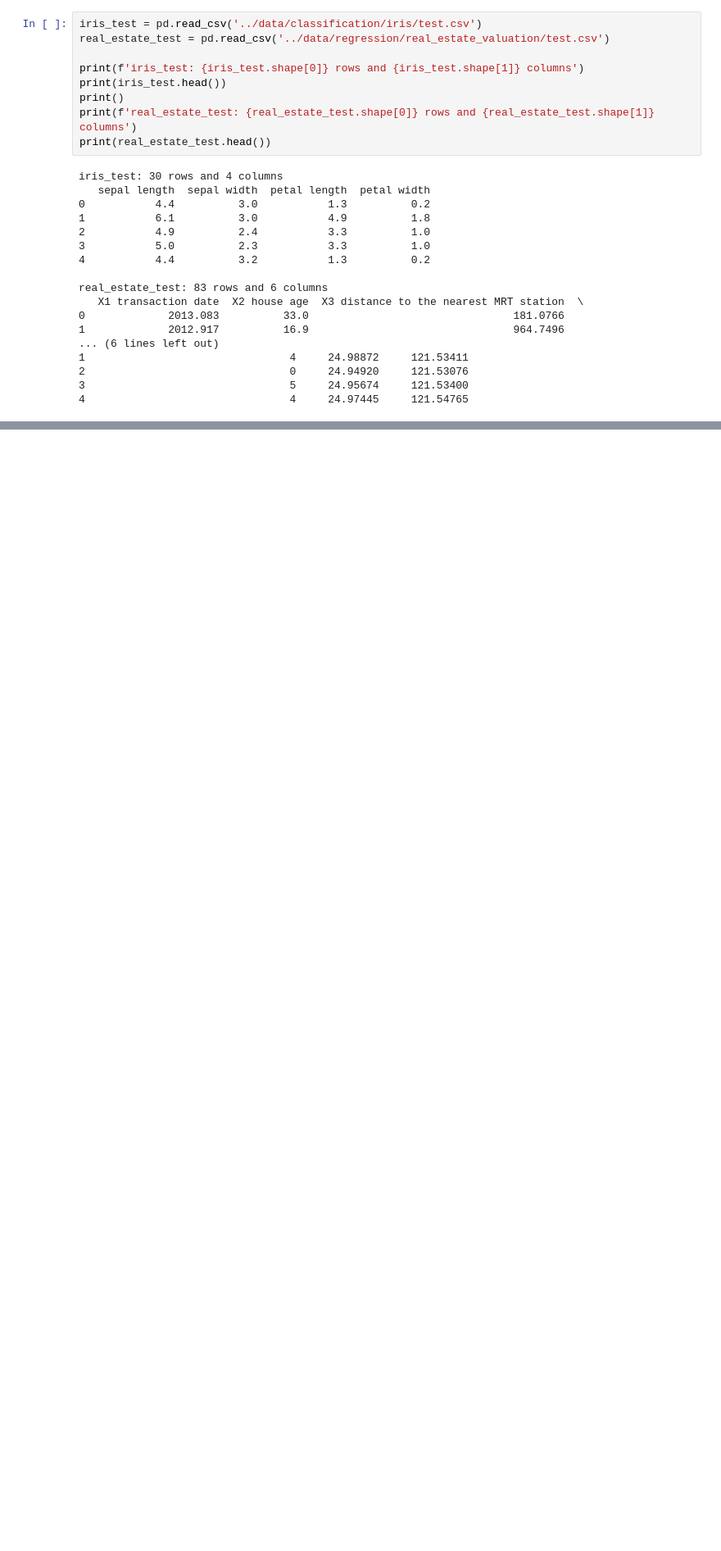
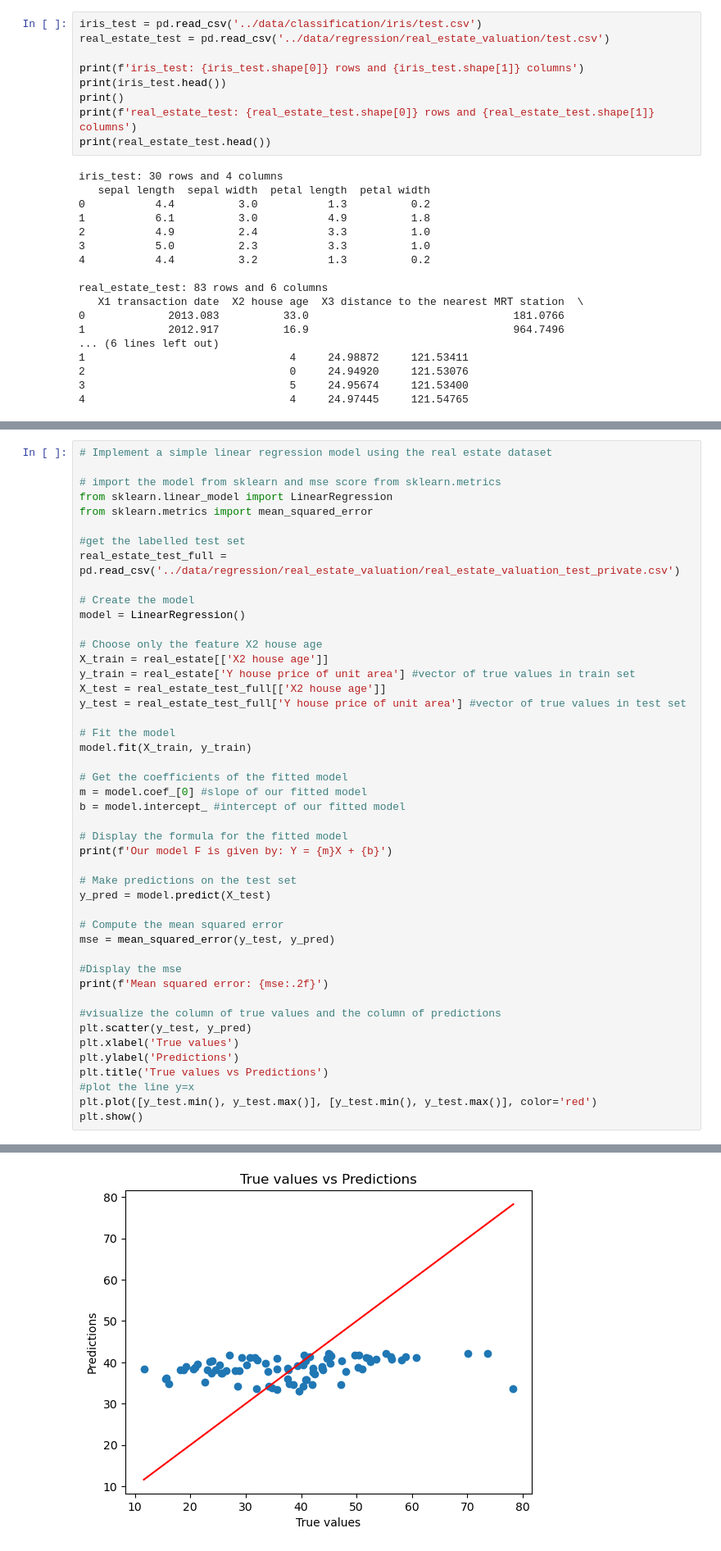
Before and after one commit to arvindsuresh-math/MATH-392-Intro-to-neural-networks, a Jupyter notebook: lectures/lecture_1-jan_22-overview_of_machine_learning.ipynb, the cells around one changed output, grey strips where cells are left out. Shown at 82% size. Cells and saved outputs as stored; diff of their text form; blank space fills up the shorter version.

```diff
--- a/lectures/lecture_1-jan_22-overview_of_machine_learning.ipynb
+++ b/lectures/lecture_1-jan_22-overview_of_machine_learning.ipynb
@@ -224,0 +288,47 @@ So, we want to think of the model $\mathcal{C}_{linear}$ itself as $\mathbb{R}^2
+# %%
+# Implement a simple linear regression model using the real estate dataset
+
+# import the model from sklearn and mse score from sklearn.metrics
+from sklearn.linear_model import LinearRegression
+from sklearn.metrics import mean_squared_error
+
+#get the labelled test set
+real_estate_test_full = pd.read_csv('../data/regression/real_estate_valuation/real_estate_valuation_test_private.csv')
+
+# Create the model
+model = LinearRegression()
+
+# Choose only the feature X2 house age
+X_train = real_estate[['X2 house age']]
+y_train = real_estate['Y house price of unit area'] #vector of true values in train set
+X_test = real_estate_test_full[['X2 house age']]
+y_test = real_estate_test_full['Y house price of unit area'] #vector of true values in test set
+
+# Fit the model
+model.fit(X_train, y_train)
+
+# Get the coefficients of the fitted model
+m = model.coef_[0] #slope of our fitted model
+b = model.intercept_ #intercept of our fitted model
+
+# Display the formula for the fitted model
+print(f'Our model F is given by: Y = {m}X + {b}')
+
+# Make predictions on the test set
+y_pred = model.predict(X_test)
+
+# Compute the mean squared error
+mse = mean_squared_error(y_test, y_pred)
+
+#Display the mse
+print(f'Mean squared error: {mse:.2f}')
+
+#visualize the column of true values and the column of predictions
+plt.scatter(y_test, y_pred)
+plt.xlabel('True values')
+plt.ylabel('Predictions')
+plt.title('True values vs Predictions')
+#plot the line y=x
+plt.plot([y_test.min(), y_test.max()], [y_test.min(), y_test.max()], color='red')
+plt.show()
+# %% [output]
@@ -224,0 +337 @@ So, we want to think of the model $\mathcal{C}_{linear}$ itself as $\mathbb{R}^2
+[figure, added]
```
Also changed, not shown: parts of 7 cells of this notebook, 1 other file.
